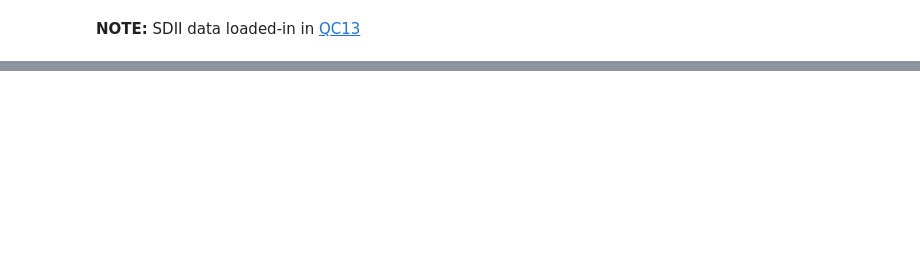
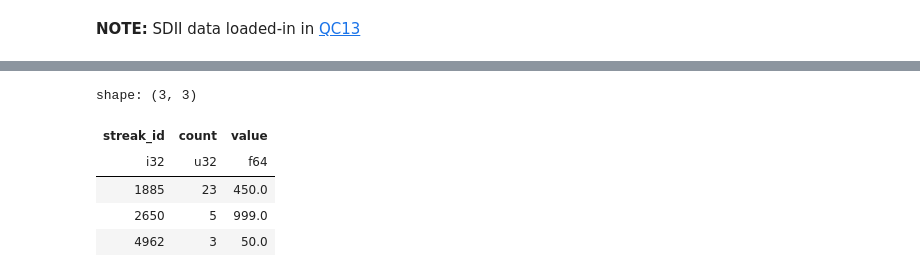
Before and after one commit to Thomasjkeel/RainfallQC-notebooks, a Jupyter notebook: notebooks/timeseries_checks.ipynb, the cells around one changed output, grey strips where cells are left out. Drawn from its saved outputs; the diff is of its cells as text; code cells hidden in the pictures; blank space fills up the shorter version.

```diff
--- a/notebooks/timeseries_checks.ipynb
+++ b/notebooks/timeseries_checks.ipynb
@@ -638,0 +699,23 @@ shape: (18, 11)
+# %%
+## Get streaks
+gauge_data_all_streaks = gauge_data_zeros.with_columns(
+    streak_id=(1 - pl.col("same_as_prev")).cum_sum(),
+)
+# %%
+streaks_w_value = gauge_data_all_streaks.group_by("streak_id").agg(
+    count=pl.len(),
+    value=pl.col(rain_col).first()
+).sort(by='streak_id')
+# %%
+## Streaks of 2 or more repeated large hourly rainfall values exceeding 2 * threshold
+streaks_w_value.drop_nans().filter(
+    (pl.col("count") > 2) &
+    (pl.col("value") > possible_accumulation_threshold)
+)
+# %% [output]
+shape: (3, 3)
+| streak_id | count | value |
+| i32 | u32 | f64 |
+| 1885 | 23 | 450.0 |
+| 2650 | 5 | 999.0 |
+| 4962 | 3 | 50.0 |
```
Also changed, not shown: parts of 8 cells of this notebook.
